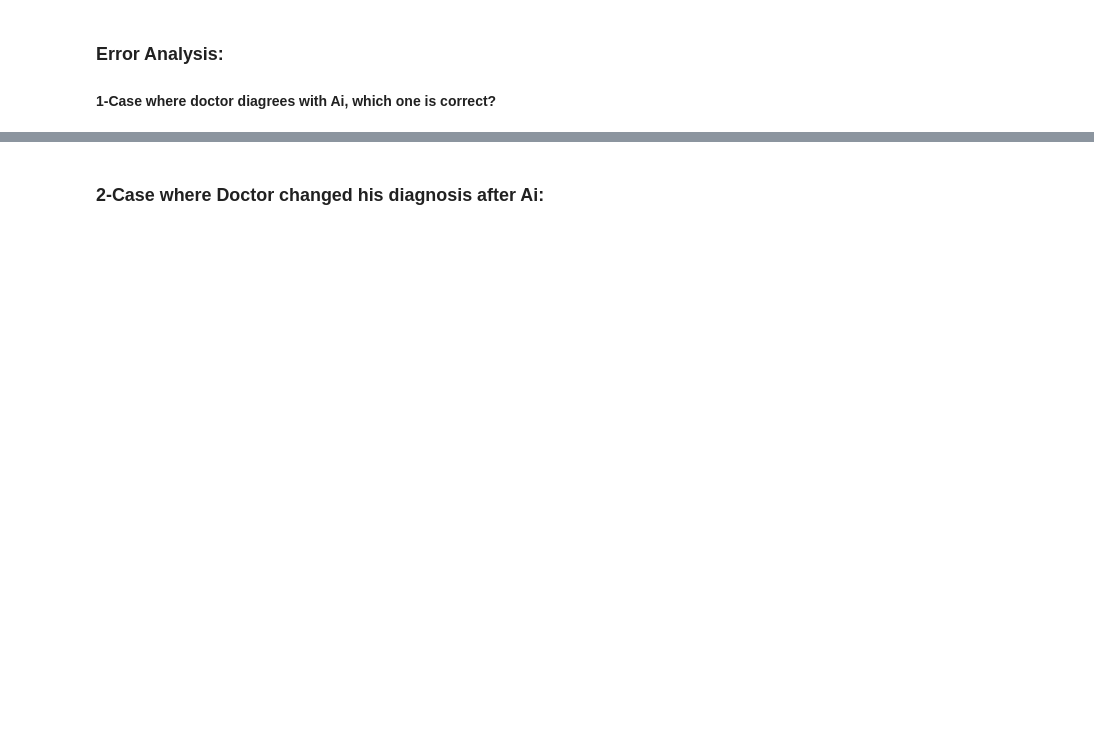
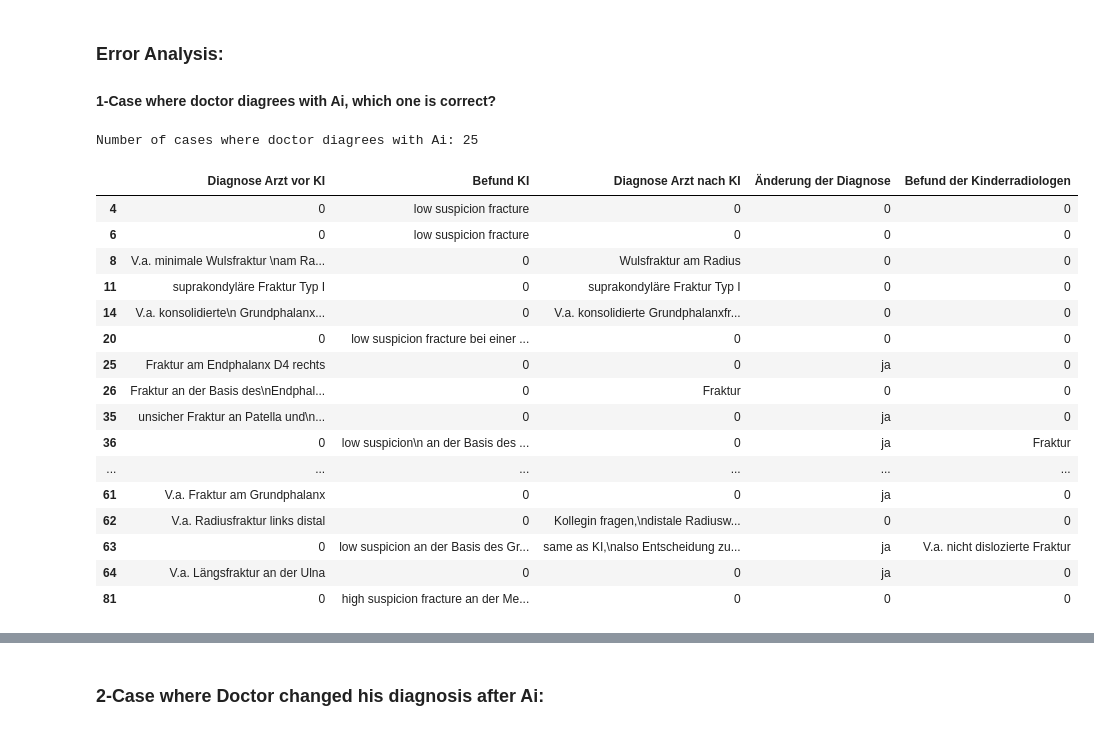
Before and after one commit to ahmednasri05/X-ray-Ai-Detector-Model-Evaluation-, a Jupyter notebook: patient_analysis.ipynb, the cells around one changed output, grey strips where cells are left out. Drawn from its saved outputs; the diff is of its cells as text; code cells hidden in the pictures; blank space fills up the shorter version.

```diff
--- a/patient_analysis.ipynb
+++ b/patient_analysis.ipynb
@@ -292,4 +313,29 @@ unique with argument that is not not a Series, Index, ExtensionArray, or np.ndar
 # %% [markdown]
 ### Error Analysis:
 #### 1-Case where doctor diagrees with Ai, which one is correct?
+# %%
+error_analysis = patients[patients['Diagnose Arzt vor KI'] != patients['Befund KI']]
+print(f"Number of cases where doctor diagrees with Ai: {len(error_analysis)}")
+# %% [output]
+Number of cases where doctor diagrees with Ai: 25
+# %%
+raw_patients.iloc[error_analysis.index, :]
+# %% [output]
+|  | Diagnose Arzt vor KI | Befund KI | Diagnose Arzt nach KI | Änderung der Diagnose | Befund der Kinderradiologen |
+| 4 | 0 | low suspicion fracture | 0 | 0 | 0 |
+| 6 | 0 | low suspicion fracture | 0 | 0 | 0 |
+| 8 | V.a. minimale Wulsfraktur \nam Ra... | 0 | Wulsfraktur am Radius | 0 | 0 |
+| 11 | suprakondyläre Fraktur Typ I | 0 | suprakondyläre Fraktur Typ I | 0 | 0 |
+| 14 | V.a. konsolidierte\n Grundphalanx... | 0 | V.a. konsolidierte Grundphalanxfr... | 0 | 0 |
+| 20 | 0 | low suspicion fracture bei einer ... | 0 | 0 | 0 |
+| 25 | Fraktur am Endphalanx D4 rechts | 0 | 0 | ja | 0 |
+| 26 | Fraktur an der Basis des\nEndphal... | 0 | Fraktur | 0 | 0 |
+| 35 | unsicher Fraktur an Patella und\n... | 0 | 0 | ja | 0 |
+| 36 | 0 | low suspicion\n an der Basis des ... | 0 | ja | Fraktur |
+| ... | ... | ... | ... | ... | ... |
+| 61 | V.a. Fraktur am Grundphalanx | 0 | 0 | ja | 0 |
+| 62 | V.a. Radiusfraktur links distal | 0 | Kollegin fragen,\ndistale Radiusw... | 0 | 0 |
+| 63 | 0 | low suspicion an der Basis des Gr... | same as KI,\nalso Entscheidung zu... | ja | V.a. nicht dislozierte Fraktur |
+| 64 | V.a. Längsfraktur an der Ulna | 0 | 0 | ja | 0 |
+| 81 | 0 | high suspicion fracture an der Me... | 0 | 0 | 0 |
 # %%
```
Also changed, not shown: parts of 65 cells of this notebook, 4 other files.
